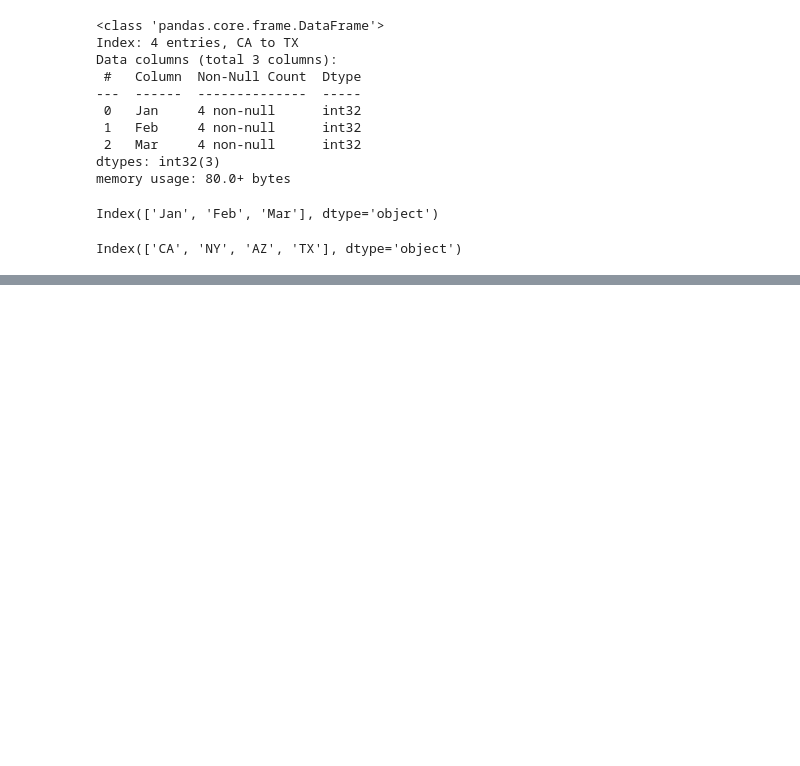
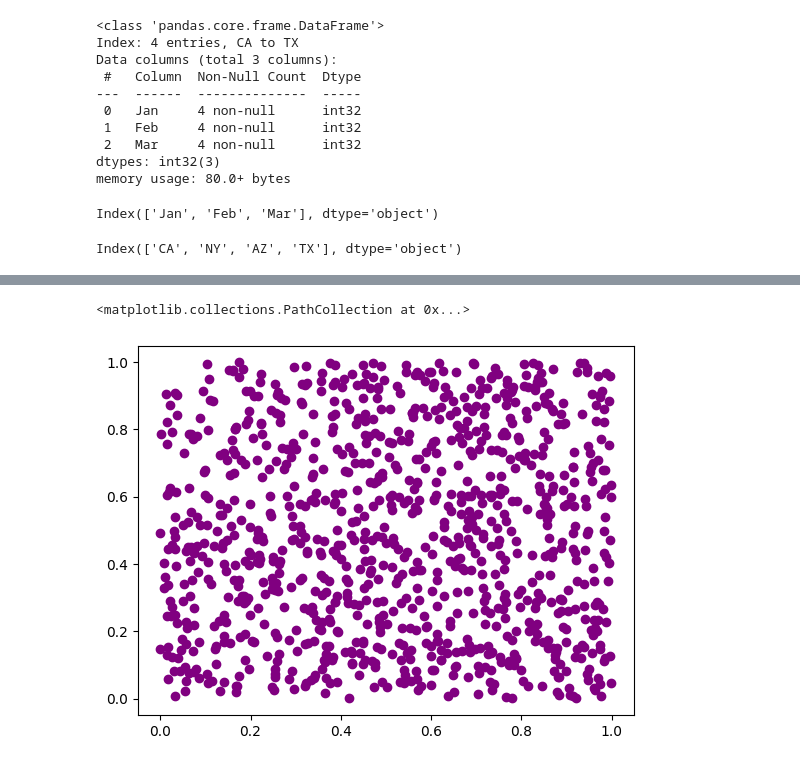
Before and after one commit to pietrolo94/primarepo, a Jupyter notebook: img/test.ipynb, the cells around one changed output, grey strips where cells are left out. Drawn from its saved outputs; the diff is of its cells as text; code cells hidden in the pictures; blank space fills up the shorter version.

```diff
--- a/img/test.ipynb
+++ b/img/test.ipynb
@@ -118,0 +130,5 @@ Index(['CA', 'NY', 'AZ', 'TX'], dtype='object')
+# %%
+plt.scatter(x, y, color='purple')
+# %% [output]
+<matplotlib.collections.PathCollection at 0x...>
+[figure, added]
```
Also changed, not shown: parts of 7 cells of this notebook.
